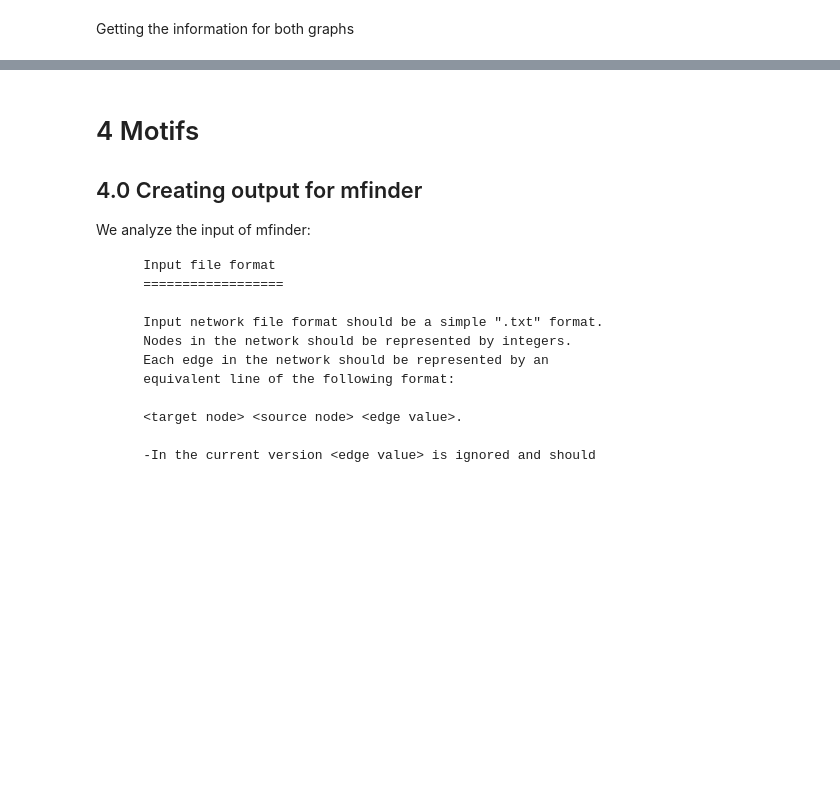
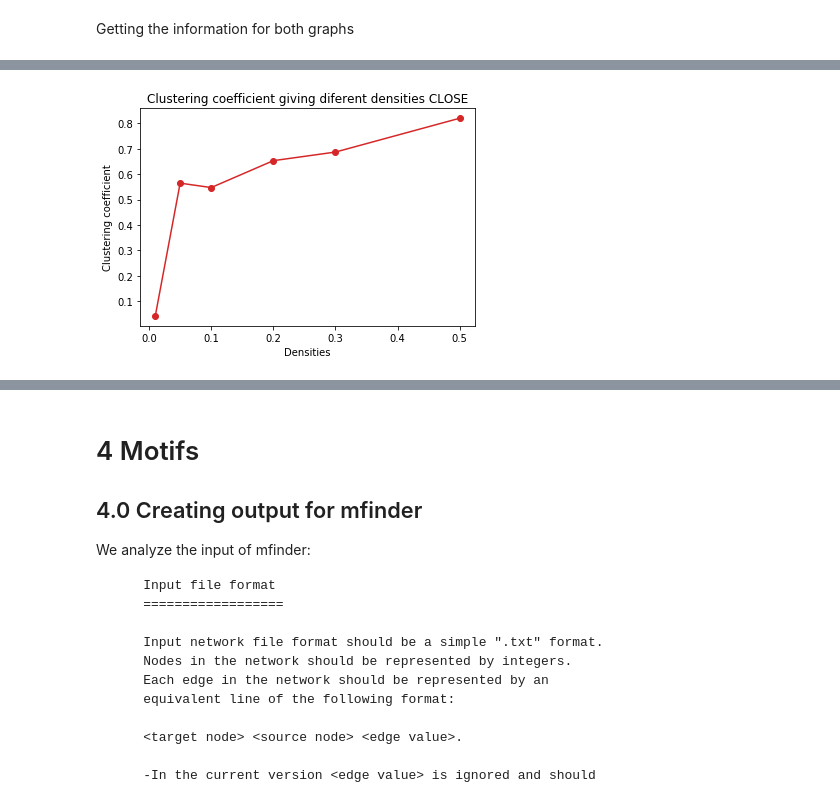
Before and after one commit to belgrades/neuroscience, a Jupyter notebook: All/All.ipynb, the cells around one changed output, grey strips where cells are left out. Cells and saved outputs as stored; diff of their text form; code cells hidden in the pictures; blank space fills up the shorter version.

```diff
--- a/All/All.ipynb
+++ b/All/All.ipynb
@@ -480,0 +632,10 @@ Getting the information for both graphs
+# %%
+fig = plt.figure() #THIS
+plt.plot(behaviour_close['Densities'], behaviour_close['Clustering coefficient'], '-o', color='C3')
+plt.xlabel('Densities')
+plt.ylabel('Clustering coefficient')
+plt.title("Clustering coefficient giving diferent densities CLOSE")
+plt.show()
+fig.savefig('clustering_coefficient_close.jpg')#AND THIS IS IMPORTANT TO SAVE PLOTS
+# %% [output]
+[figure, added]
```
Also changed, not shown: parts of 55 cells of this notebook.
